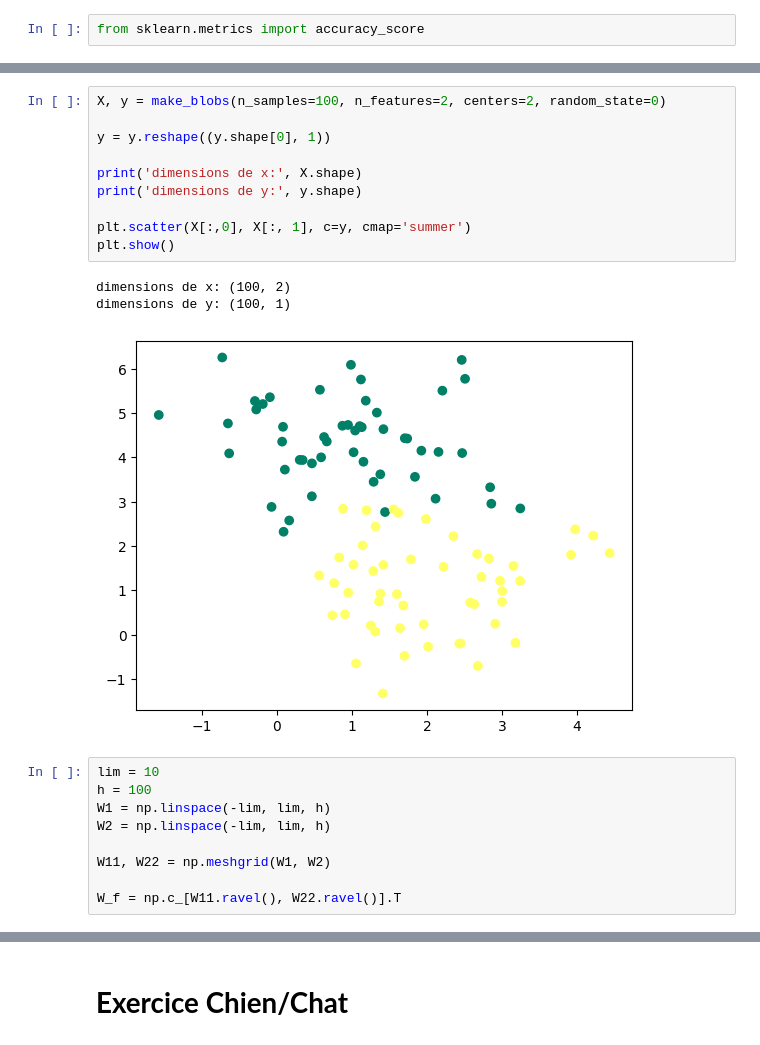
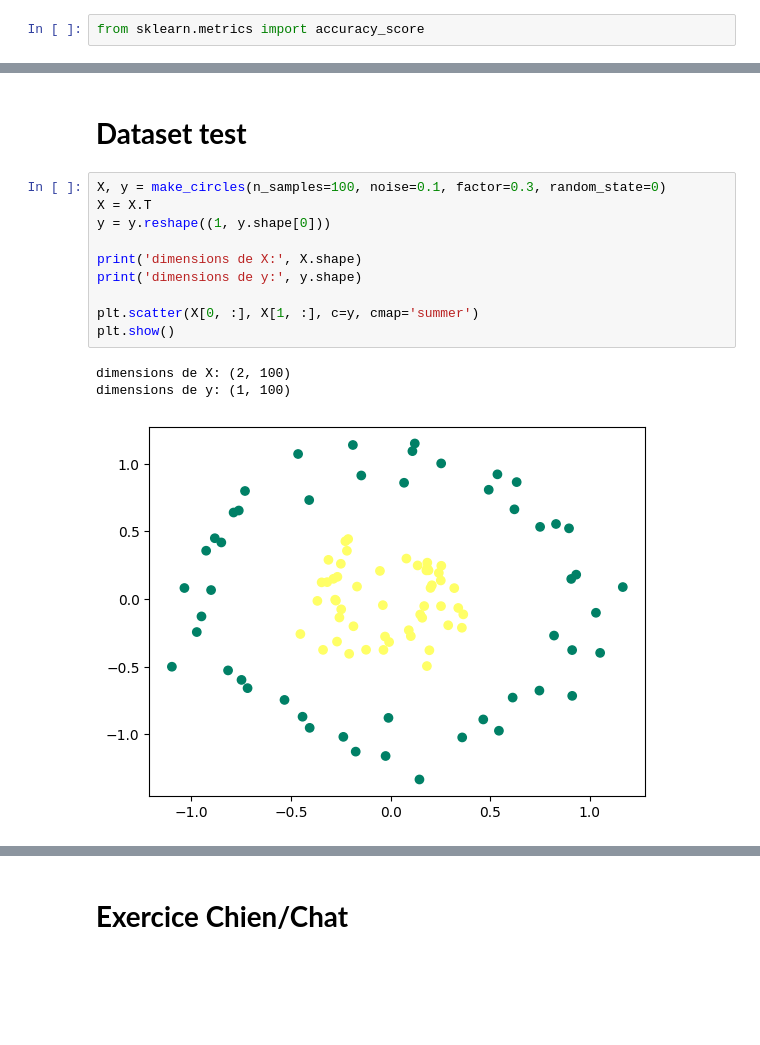
Before and after one commit to Chefmine8/jarvis, a Jupyter notebook: Neurone.ipynb, the cells around one changed output, grey strips where cells are left out. Saved outputs shown, nothing was run; the diff lists cells and outputs as text; blank space fills up the shorter version.

```diff
--- a/Neurone.ipynb
+++ b/Neurone.ipynb
@@ -62,23 +106,16 @@ def artificial_neuron(X, y, learning_rate = 0.1, n_iter = 100):
+# %% [markdown]
+# **Dataset test**
 # %%
-X, y = make_blobs(n_samples=100, n_features=2, centers=2, random_state=0)
+X, y = make_circles(n_samples=100, noise=0.1, factor=0.3, random_state=0)
+X = X.T
+y = y.reshape((1, y.shape[0]))
 
-y = y.reshape((y.shape[0], 1))
-
-print('dimensions de x:', X.shape)
+print('dimensions de X:', X.shape)
 print('dimensions de y:', y.shape)
 
-plt.scatter(X[:,0], X[:, 1], c=y, cmap='summer')
+plt.scatter(X[0, :], X[1, :], c=y, cmap='summer')
 plt.show()
 # %% [output]
-dimensions de x: (100, 2)
-dimensions de y: (100, 1)
+dimensions de X: (2, 100)
+dimensions de y: (1, 100)
-[figure, old version]
+[figure, new version]
-# %%
-lim = 10
-h = 100
-W1 = np.linspace(-lim, lim, h)
-W2 = np.linspace(-lim, lim, h)
-
-W11, W22 = np.meshgrid(W1, W2)
-
-W_f = np.c_[W11.ravel(), W22.ravel()].T
```
Also changed, not shown: parts of 22 cells of this notebook.
